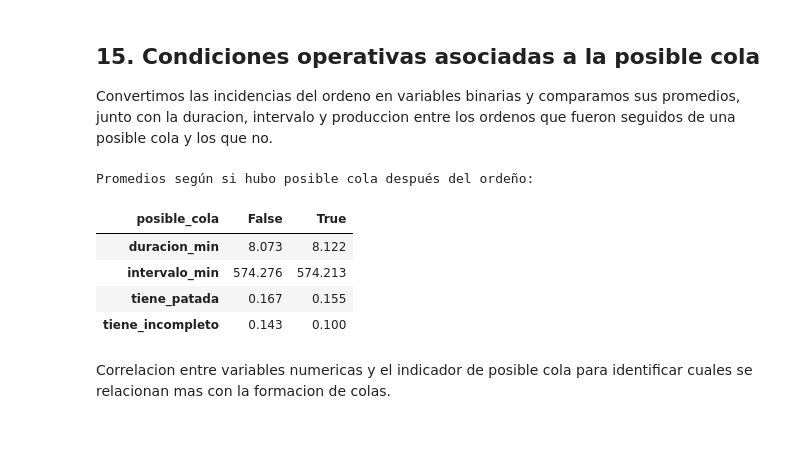
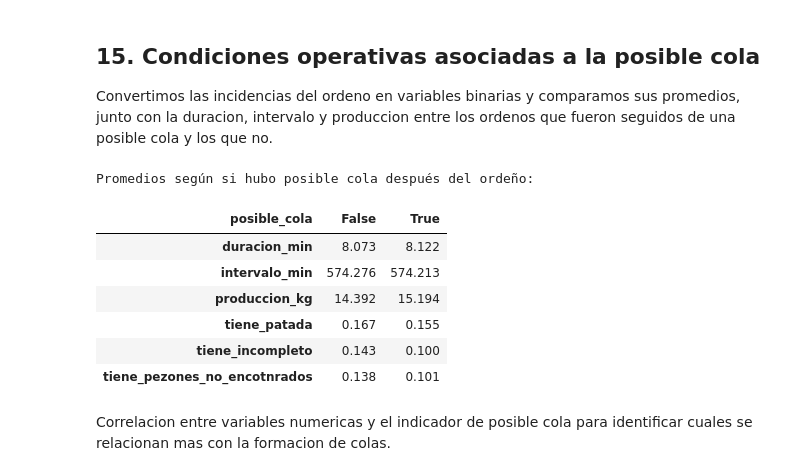
Before and after one commit to kamimartinez/VMS-prediction, a Jupyter notebook: notebooks/data/DataUnderstanding.ipynb, the cells around one changed output. Drawn from its saved outputs; the diff is of its cells as text; code cells hidden in the pictures; blank space fills up the shorter version.

```diff
--- a/notebooks/data/DataUnderstanding.ipynb
+++ b/notebooks/data/DataUnderstanding.ipynb
@@ -877,23 +946,25 @@ plt.show()
 Convertimos las incidencias del ordeno en variables binarias y comparamos sus promedios, junto con la duracion, intervalo y produccion entre los ordenos que fueron seguidos de una posible cola y los que no.
 # %%
 # Incidencias del ordeño como variables binarias
-for col in ["patada", "incompleto", "pezones_no_encontrados"]:
+for col in ["patada", "incompleto", "pezones_no_encotnrados"]:
     if col in s.columns:
         s[f"tiene_{col}"] = s[col].notna()
 
-comparar = ["duracion_min", "intervalo_min", "Producción (kg)",
-            "tiene_patada", "tiene_incompleto", "tiene_pezones_no_encontrados"]
+comparar = ["duracion_min", "intervalo_min", "produccion_kg",
+            "tiene_patada", "tiene_incompleto", "tiene_pezones_no_encotnrados"]
 comparar = [c for c in comparar if c in s.columns]
 
 print("Promedios según si hubo posible cola después del ordeño:")
 s.groupby("posible_cola")[comparar].mean().T.round(3)
 # %% [output]
 Promedios según si hubo posible cola después del ordeño:
 | posible_cola | False | True |
 | duracion_min | 8.073 | 8.122 |
 | intervalo_min | 574.276 | 574.213 |
+| produccion_kg | 14.392 | 15.194 |
 | tiene_patada | 0.167 | 0.155 |
 | tiene_incompleto | 0.143 | 0.100 |
+| tiene_pezones_no_encotnrados | 0.138 | 0.101 |
 # %% [markdown]
 Correlacion entre variables numericas y el indicador de posible cola para identificar cuales se relacionan mas con la formacion de colas.
 # %%
```
Also changed, not shown: parts of 25 cells of this notebook.
